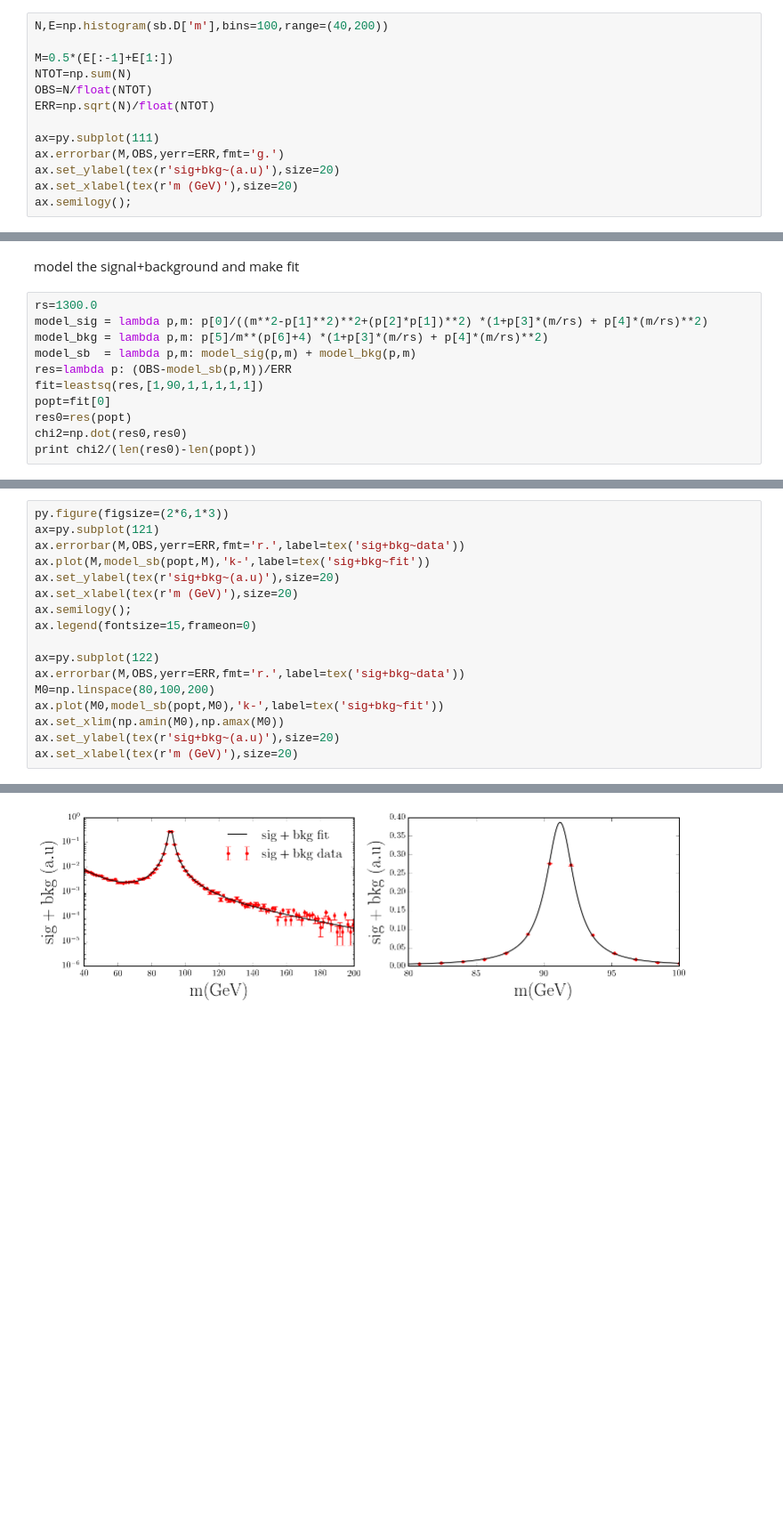
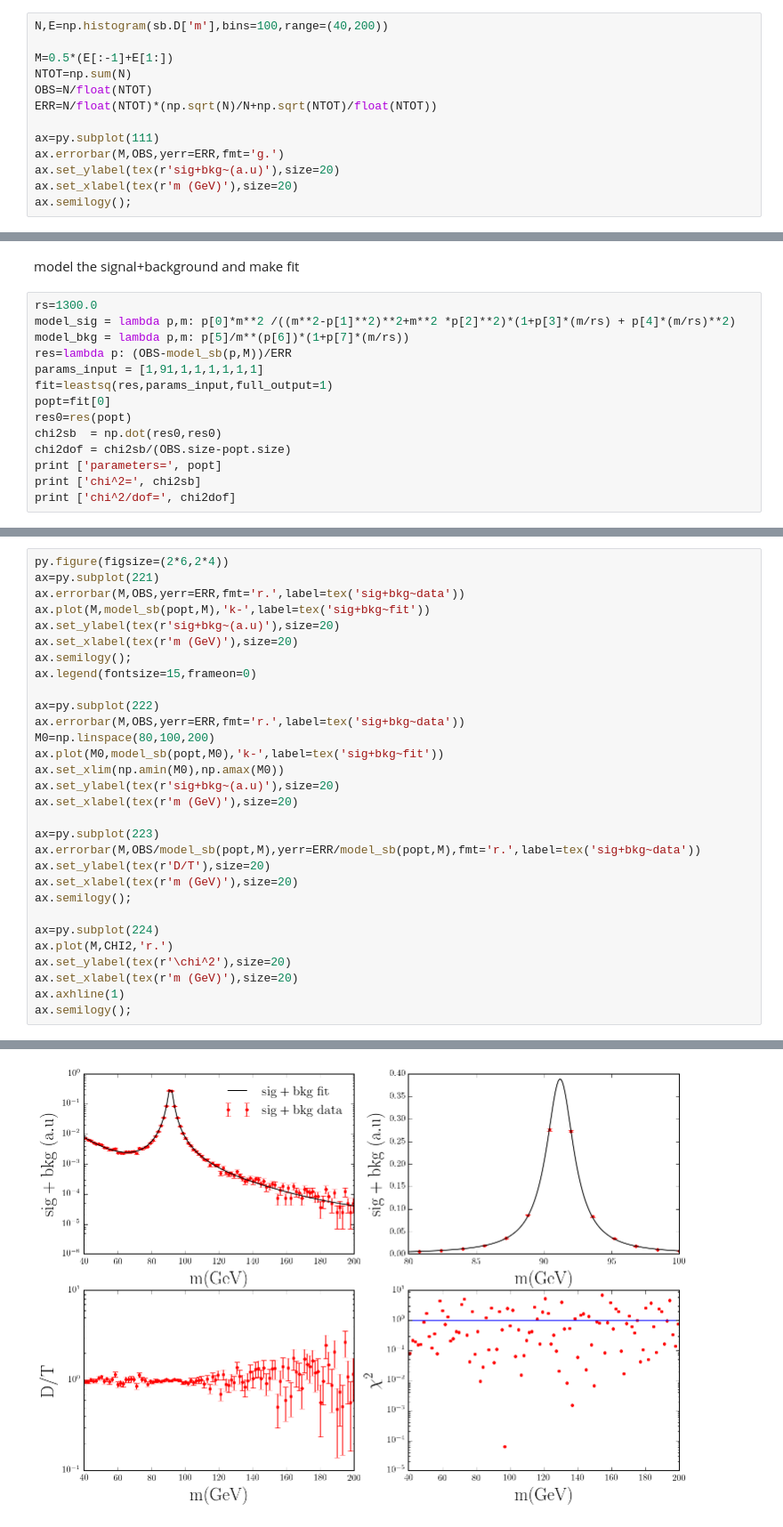
Before and after one commit to TJHague/HUGS2015, a Jupyter notebook: PARTI.ipynb, the cells around one changed output, grey strips where cells are left out. Shown at 89% size. Cells and saved outputs as stored; diff of their text form; blank space fills up the shorter version.

```diff
--- a/PARTI.ipynb
+++ b/PARTI.ipynb
@@ -162,7 +185,7 @@ N,E=np.histogram(sb.D['m'],bins=100,range=(40,200))
 M=0.5*(E[:-1]+E[1:])
 NTOT=np.sum(N)
 OBS=N/float(NTOT)
-ERR=np.sqrt(N)/float(NTOT)
+ERR=N/float(NTOT)*(np.sqrt(N)/N+np.sqrt(NTOT)/float(NTOT))
 
 ax=py.subplot(111)
 ax.errorbar(M,OBS,yerr=ERR,fmt='g.')
@@ -175,13 +198,16 @@ ax.semilogy();
 model the signal+background and make fit
 # %%
 rs=1300.0
-model_sig = lambda p,m: p[0]/((m**2-p[1]**2)**2+(p[2]*p[1])**2) *(1+p[3]*(m/rs) + p[4]*(m/rs)**2)
-model_bkg = lambda p,m: p[5]/m**(p[6]+4) *(1+p[3]*(m/rs) + p[4]*(m/rs)**2)
-model_sb  = lambda p,m: model_sig(p,m) + model_bkg(p,m)
+model_sig = lambda p,m: p[0]*m**2 /((m**2-p[1]**2)**2+m**2 *p[2]**2)*(1+p[3]*(m/rs) + p[4]*(m/rs)**2)
+model_bkg = lambda p,m: p[5]/m**(p[6])*(1+p[7]*(m/rs))
 res=lambda p: (OBS-model_sb(p,M))/ERR
-fit=leastsq(res,[1,90,1,1,1,1,1])
+params_input = [1,91,1,1,1,1,1,1]
+fit=leastsq(res,params_input,full_output=1)
 popt=fit[0]
 res0=res(popt)
-chi2=np.dot(res0,res0)
-print chi2/(len(res0)-len(popt))
+chi2sb  = np.dot(res0,res0)
+chi2dof = chi2sb/(OBS.size-popt.size)
+print ['parameters=', popt]
+print ['chi^2=', chi2sb]
+print ['chi^2/dof=', chi2dof]
 # %% [output]
@@ -189,6 +218,6 @@ print chi2/(len(res0)-len(popt))
 # %%
-py.figure(figsize=(2*6,1*3))
-ax=py.subplot(121)
+py.figure(figsize=(2*6,2*4))
+ax=py.subplot(221)
 ax.errorbar(M,OBS,yerr=ERR,fmt='r.',label=tex('sig+bkg~data'))
 ax.plot(M,model_sb(popt,M),'k-',label=tex('sig+bkg~fit'))
 ax.set_ylabel(tex(r'sig+bkg~(a.u)'),size=20)
@@ -196,11 +225,24 @@ ax.set_xlabel(tex(r'm (GeV)'),size=20)
 ax.semilogy();
 ax.legend(fontsize=15,frameon=0)
 
-ax=py.subplot(122)
+ax=py.subplot(222)
 ax.errorbar(M,OBS,yerr=ERR,fmt='r.',label=tex('sig+bkg~data'))
 M0=np.linspace(80,100,200)
 ax.plot(M0,model_sb(popt,M0),'k-',label=tex('sig+bkg~fit'))
 ax.set_xlim(np.amin(M0),np.amax(M0))
 ax.set_ylabel(tex(r'sig+bkg~(a.u)'),size=20)
 ax.set_xlabel(tex(r'm (GeV)'),size=20)
+
+ax=py.subplot(223)
+ax.errorbar(M,OBS/model_sb(popt,M),yerr=ERR/model_sb(popt,M),fmt='r.',label=tex('sig+bkg~data'))
+ax.set_ylabel(tex(r'D/T'),size=20)
+ax.set_xlabel(tex(r'm (GeV)'),size=20)
+ax.semilogy();
+
+ax=py.subplot(224)
+ax.plot(M,CHI2,'r.')
+ax.set_ylabel(tex(r'\chi^2'),size=20)
+ax.set_xlabel(tex(r'm (GeV)'),size=20)
+ax.axhline(1)
+ax.semilogy();
 # %% [output]
@@ -208 +249 @@ ax.set_xlabel(tex(r'm (GeV)'),size=20)
-[figure, old version]
+[figure, new version]
```
Also changed, not shown: parts of 12 cells of this notebook, 5 other files.
